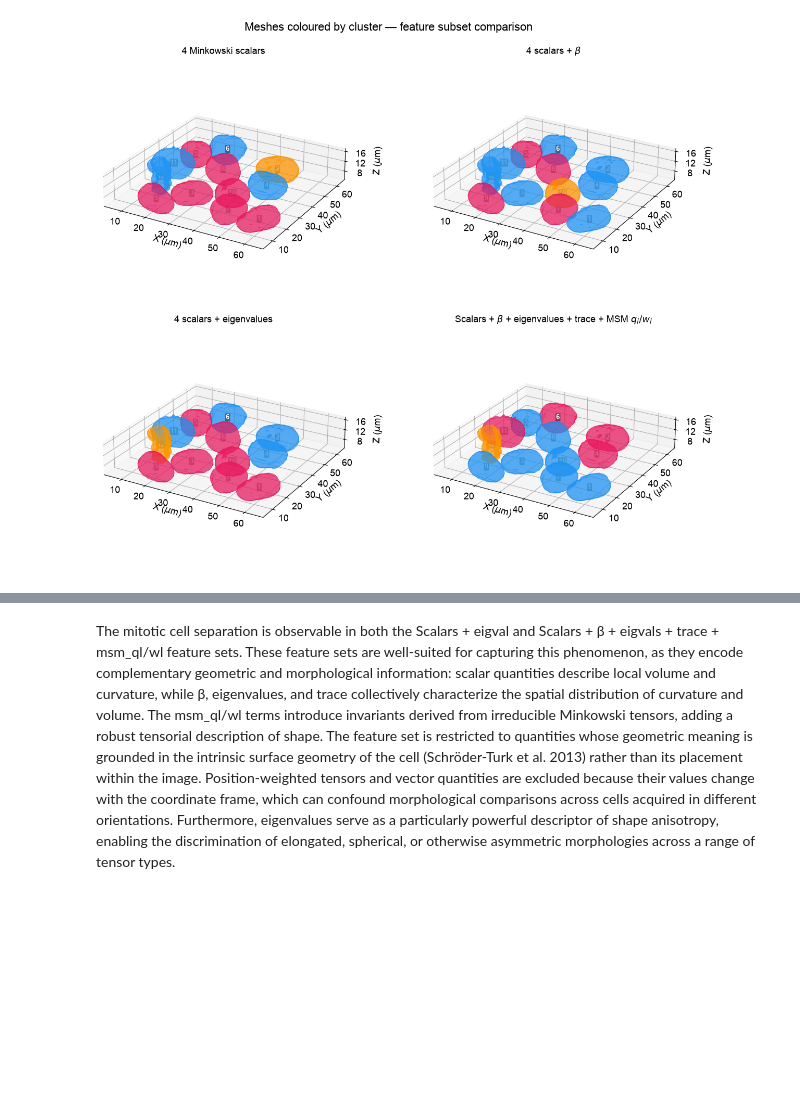
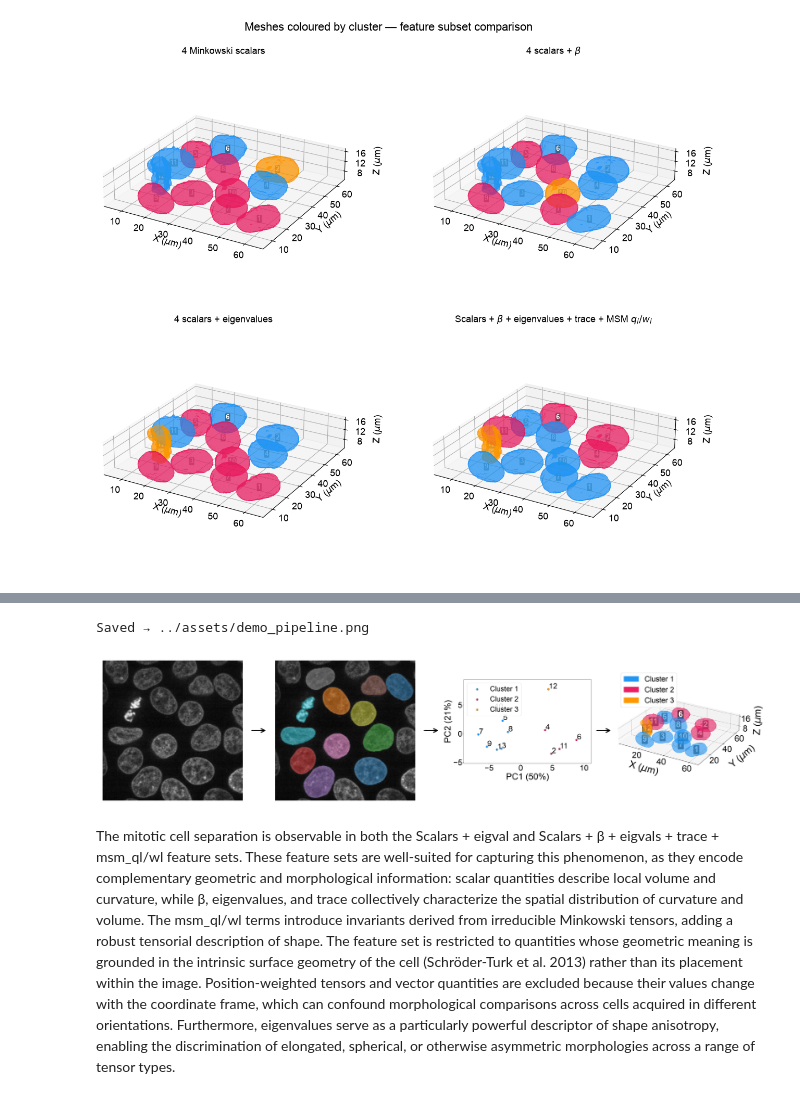
Before and after one commit to Ishihara-SynthMorph/pykarambola, a Jupyter notebook: examples/segmentation_workflow.ipynb, the cells around one changed output, grey strips where cells are left out. Drawn from its saved outputs; the diff is of its cells as text; code cells hidden in the pictures; blank space fills up the shorter version.

```diff
--- a/examples/segmentation_workflow.ipynb
+++ b/examples/segmentation_workflow.ipynb
@@ -497,3 +512,41 @@ plt.show()
+# %%
+# ── Combined pipeline figure: horizontal 1×4 with arrows — saved to assets/ ──
+import matplotlib.image as mpimg
+
+_panels = [
+    '../assets/demo_raw.png',
+    '../assets/demo_segmented.png',
+    '../assets/demo_pca_full.png',
+    '../assets/demo_mesh_full.png',
+]
+_imgs = [mpimg.imread(p) for p in _panels]
+
+# 4 image columns interleaved with 3 narrow arrow columns
+fig_pipe = plt.figure(figsize=(22, 5))
+gs = fig_pipe.add_gridspec(
+    1, 7, width_ratios=[4, 0.6, 4, 0.6, 4, 0.6, 4], wspace=0, hspace=0
+)
+ax_imgs = [fig_pipe.add_subplot(gs[0, i * 2])     for i in range(4)]
+ax_arrs = [fig_pipe.add_subplot(gs[0, i * 2 + 1]) for i in range(3)]
+
+for ax, img in zip(ax_imgs, _imgs):
+    ax.imshow(img)
+    ax.axis('off')
+
+for ax in ax_arrs:
+    ax.axis('off')
+    ax.annotate('', xy=(0.85, 0.5), xytext=(0.15, 0.5),
+                xycoords='axes fraction', textcoords='axes fraction',
+                arrowprops=dict(arrowstyle='->', color='black',
+                                lw=2.5, mutation_scale=22))
+
+plt.tight_layout(pad=0.2)
+fig_pipe.savefig('../assets/demo_pipeline.png', dpi=150, bbox_inches='tight')
+print('Saved → ../assets/demo_pipeline.png')
+plt.show()
+# %% [output]
+Saved → ../assets/demo_pipeline.png
+[figure, added]
 # %% [markdown]
 The mitotic cell separation is observable in both the Scalars + eigval and Scalars + β + eigvals + trace + msm_ql/wl feature sets. These feature sets are well-suited for capturing this phenomenon, as they encode complementary geometric and morphological information: scalar quantities describe local volume and curvature, while β, eigenvalues, and trace collectively characterize the spatial distribution of curvature and volume. The msm_ql/wl terms introduce invariants derived from irreducible Minkowski tensors, adding a robust tensorial description of shape. The feature set is restricted to quantities whose geometric meaning is grounded in the intrinsic surface geometry of the cell (Schröder-Turk et al. 2013) rather than its placement within the image. Position-weighted tensors and vector quantities are excluded because their values change with the coordinate frame, which can confound morphological comparisons across cells acquired in different orientations. Furthermore, eigenvalues serve as a particularly powerful descriptor of shape anisotropy, enabling the discrimination of elongated, spherical, or otherwise asymmetric morphologies across a range of tensor types.
 # %% [markdown]
```
Also changed, not shown: parts of 7 cells of this notebook, 49 other files.
